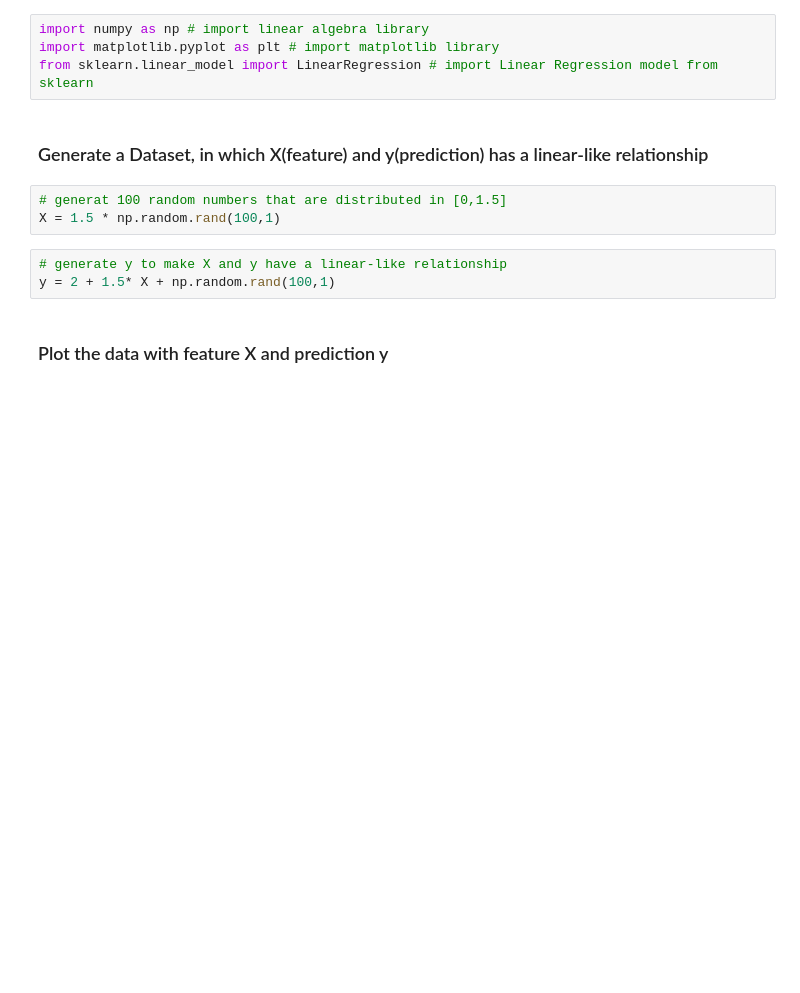
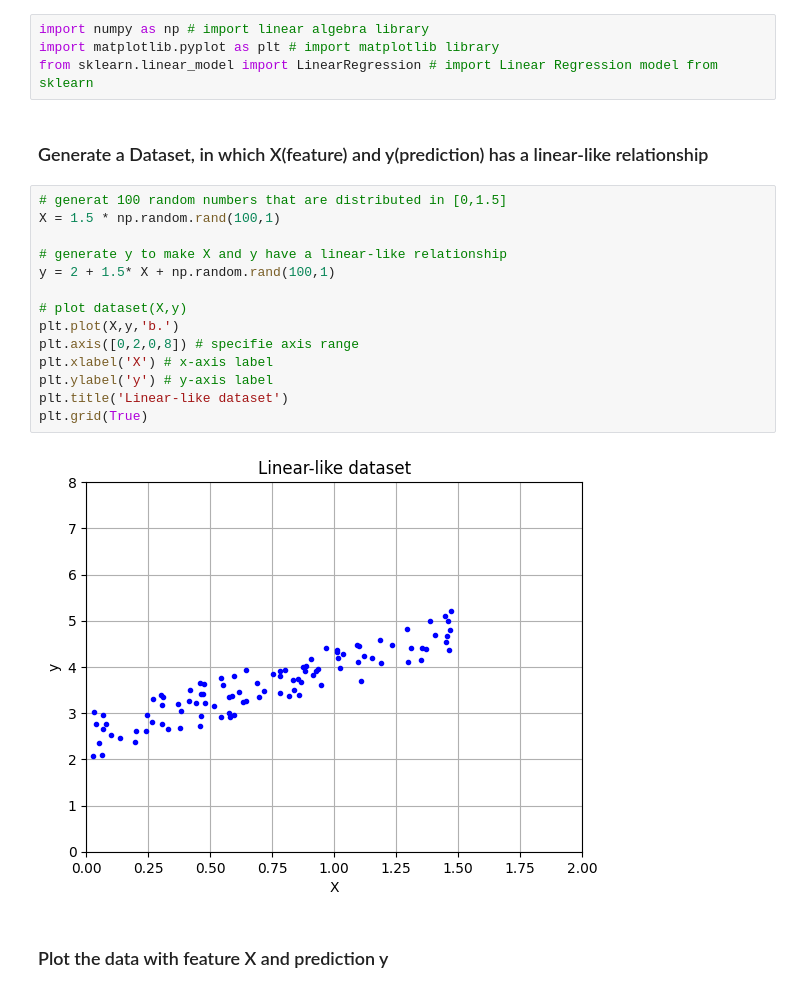
Before and after one commit to LiLuo086/ML-Models, a Jupyter notebook: linear-regression-model-in-sklearn.ipynb, the cells around one changed output. Saved outputs shown, nothing was run; the diff lists cells and outputs as text; blank space fills up the shorter version.

Commit message:
Kaggle Notebook | Linear Regression Model in Scikit-Learn | Version 6

```diff
--- a/linear-regression-model-in-sklearn.ipynb
+++ b/linear-regression-model-in-sklearn.ipynb
@@ -6,12 +6,22 @@ import matplotlib.pyplot as plt # import matplotlib library
 from sklearn.linear_model import LinearRegression # import Linear Regression model from sklearn
 # %% [markdown]
 ### Generate a Dataset, in which X(feature) and y(prediction) has a linear-like relationship
-# %%
-# generat 100 random numbers that are distributed in [0,1.5]
-X = 1.5 * np.random.rand(100,1)
-# %%
-# generate y to make X and y have a linear-like relationship
-y = 2 + 1.5* X + np.random.rand(100,1)
+# %%
+# generat 100 random numbers that are distributed in [0,1.5]
+X = 1.5 * np.random.rand(100,1)
+
+# generate y to make X and y have a linear-like relationship
+y = 2 + 1.5* X + np.random.rand(100,1)
+
+# plot dataset(X,y)
+plt.plot(X,y,'b.')
+plt.axis([0,2,0,8]) # specifie axis range
+plt.xlabel('X') # x-axis label
+plt.ylabel('y') # y-axis label
+plt.title('Linear-like dataset')
+plt.grid(True)
+# %% [output]
+[figure, added]
 # %% [markdown]
 ### Plot the data with feature X and prediction y
 # %%
```
Also changed, not shown: parts of 3 cells of this notebook.
